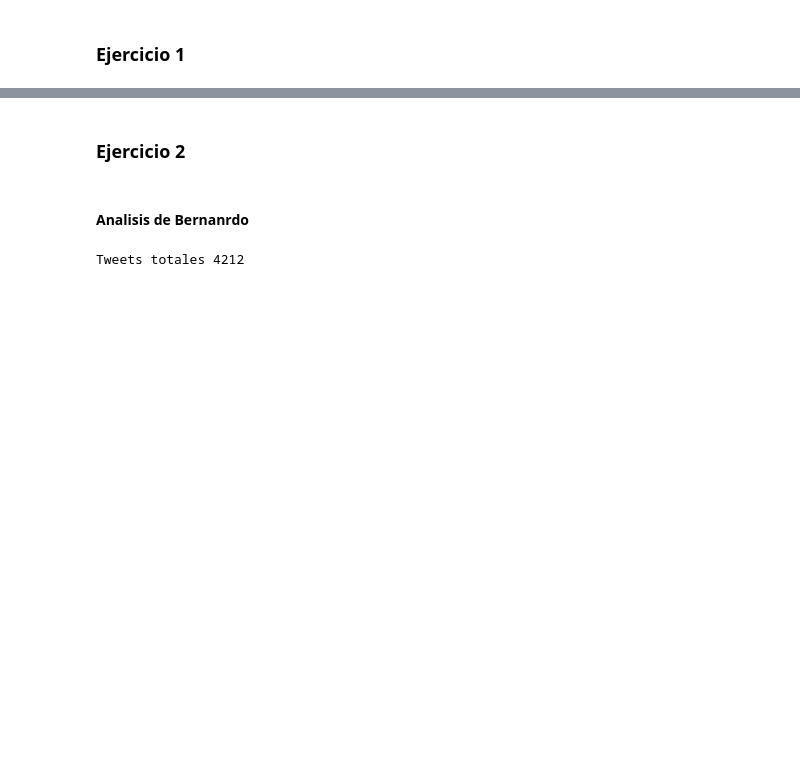
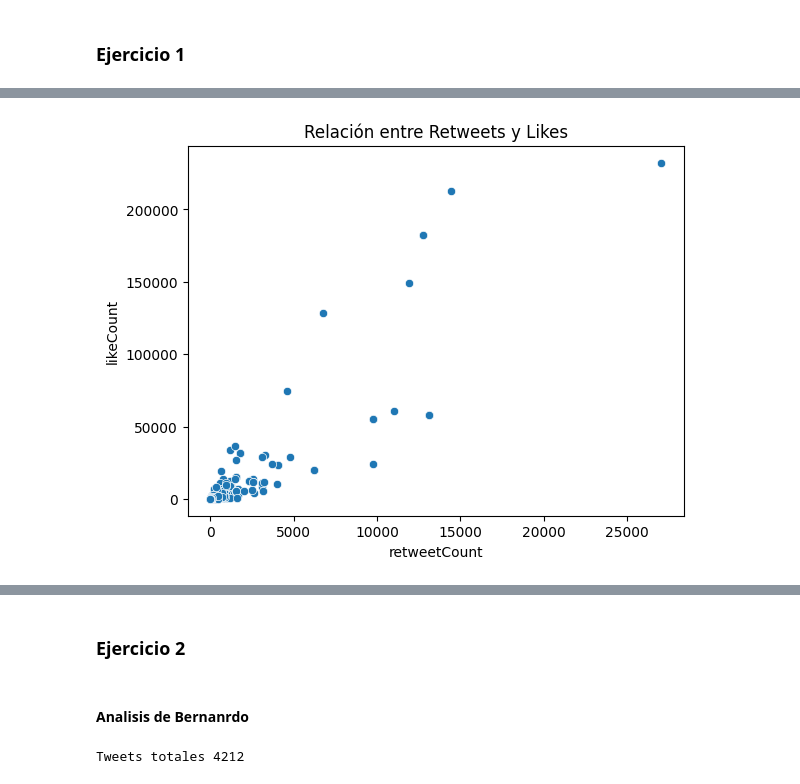
Before and after one commit to Manuel-Archila/Lab6_DS, a Jupyter notebook: Lab6.ipynb, the cells around one changed output, grey strips where cells are left out. Drawn from its saved outputs; the diff is of its cells as text; code cells hidden in the pictures; blank space fills up the shorter version.

```diff
--- a/Lab6.ipynb
+++ b/Lab6.ipynb
@@ -117,0 +164,6 @@ sandra['rawContent'] = sandra['rawContent'].apply(lambda x: remove_stopwords(x))
+# %%
+sns.scatterplot(data=trafico, x='retweetCount', y='likeCount')
+plt.title("Relación entre Retweets y Likes")
+plt.show()
+# %% [output]
+[figure, added]
```
Also changed, not shown: parts of 14 cells of this notebook.
